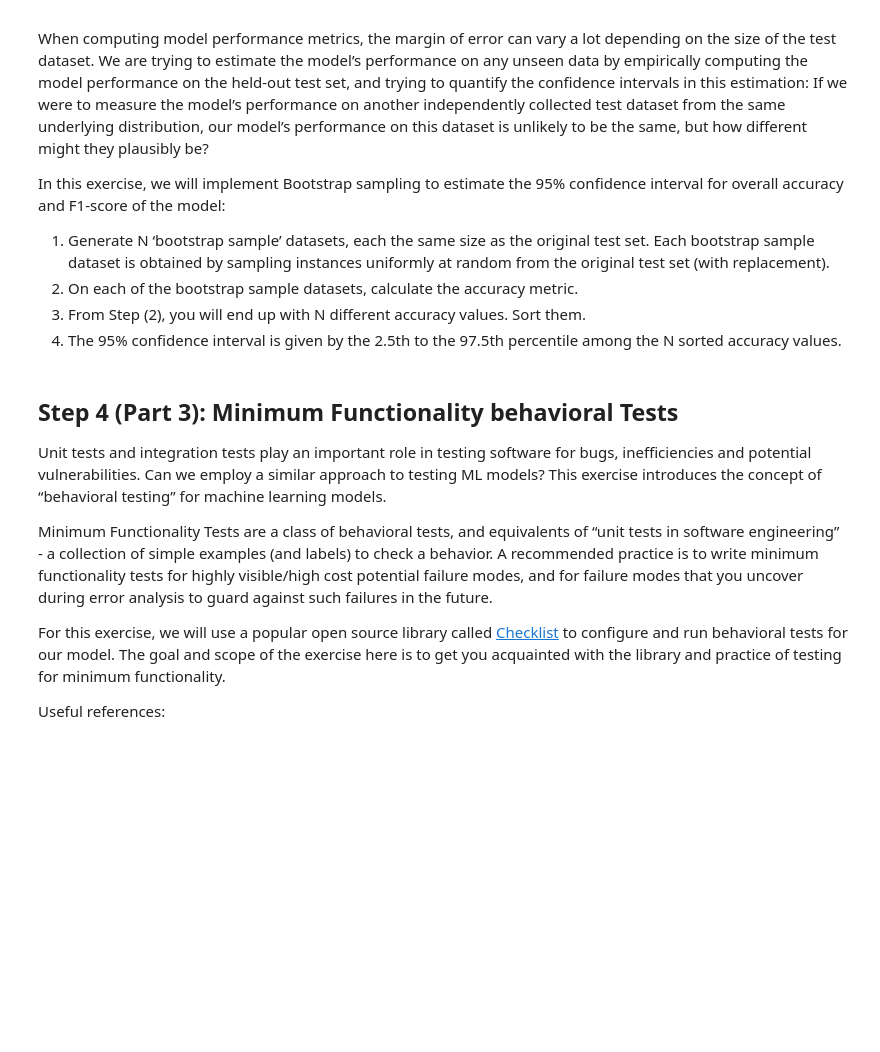
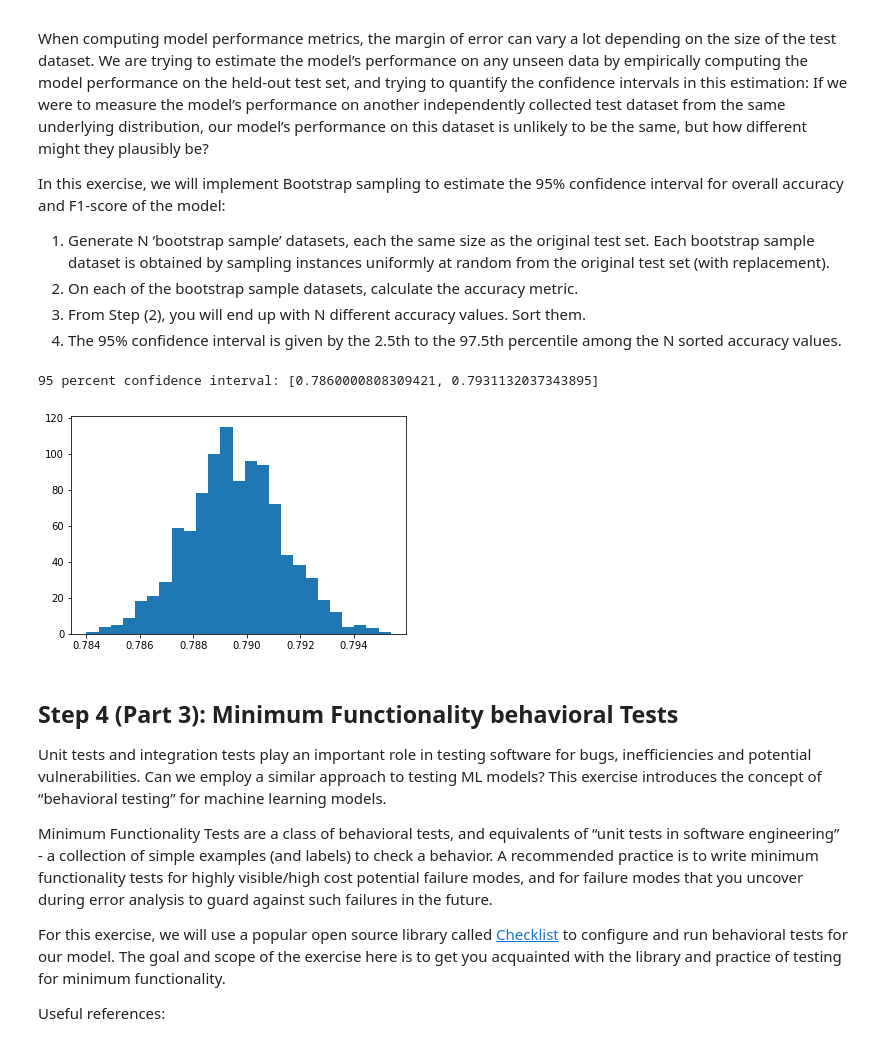
Before and after one commit to gigikenneth/mlops-wk2, a Jupyter notebook: Gigi_[MLOps]_Week_2_starter.ipynb, the cells around one changed output. Cells and saved outputs as stored; diff of their text form; code cells hidden in the pictures; blank space fills up the shorter version.

```diff
--- a/Gigi_[MLOps]_Week_2_starter.ipynb
+++ b/Gigi_[MLOps]_Week_2_starter.ipynb
@@ -375,22 +503,33 @@ def bootstrap_accuracy_distribution(Y_true, Y_pred, N = 1000):
 
     It should return a list (ret) of length = N, where ret[i] = accuracy metric from i-th bootstrap sampling run
     """
-    bootstrap_vals = [0]*N
+    #bootstrap_vals = [0]*N
+    bootstrap = np.random.randint(len(Y_pred), size=(N, len(Y_pred)))
+    bootstrap_vals = np.empty(N)
+    Y_true = np.array(Y_true)
+    Y_pred = np.array(Y_pred)
+    for i in range(N):
+      y_pred_i = Y_pred[bootstrap[i]]
+      y_true_i = Y_true[bootstrap[i]]
+      bootstrap_vals[i] = sklearn_metrics.accuracy_score(y_true_i, y_pred_i)
     return bootstrap_vals
 # %%
 import matplotlib.pyplot as plt
 NUM_BOOTSTRAP = 1000
 
-bs_vals = bootstrap_accuracy_distribution(Y_true, Y_pred, NUM_BOOTSTRAP)
-bs_vals = sorted(bs_vals)
+bootstrap_vals = bootstrap_accuracy_distribution(Y_true, Y_pred, NUM_BOOTSTRAP)
+bootstrap_vals = sorted(bootstrap_vals)
 
 print("95 percent confidence interval: [{0}, {1}]".format(
-    bs_vals[25],    # 2.5th percentile
-    bs_vals[975]    # 97.5th percentile
+    bootstrap_vals[25],    # 2.5th percentile
+    bootstrap_vals[975]    # 97.5th percentile
 ))
 
-_ = plt.hist(bs_vals, bins='auto')
+_ = plt.hist(bootstrap_vals, bins='auto')
 plt.show()
+# %% [output]
+95 percent confidence interval: [0.7860000808309421, 0.7931132037343895]
+[figure, added]
 # %% [markdown]
 ## Step 4 (Part 3): Minimum Functionality behavioral Tests
 
```
Also changed, not shown: parts of 15 cells of this notebook.
